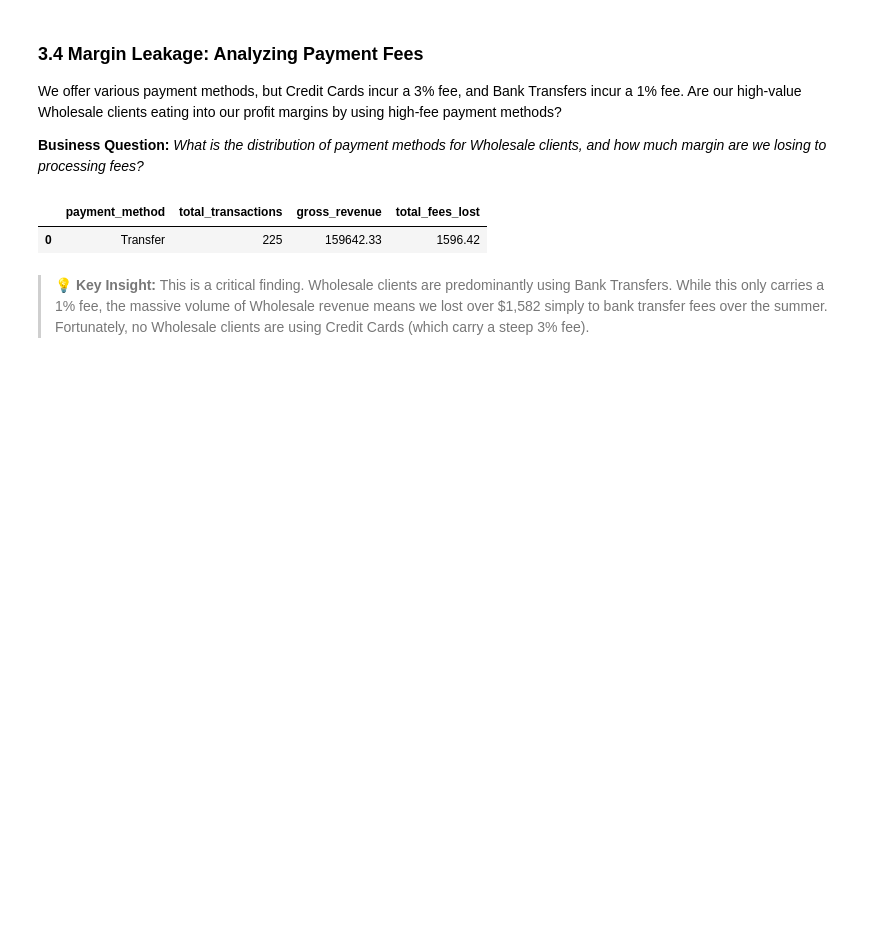
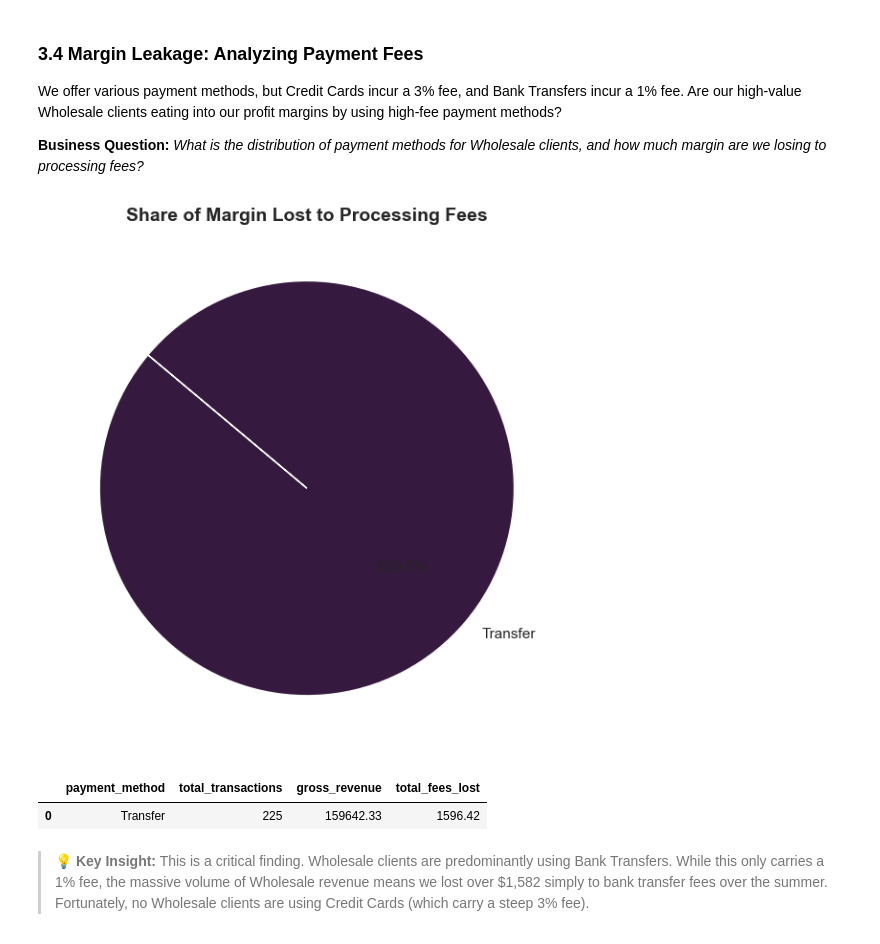
Before and after one commit to davidnamgung/motorcycle-parts, a Jupyter notebook: analysis.ipynb, the cells around one changed output. Cells and saved outputs as stored; diff of their text form; code cells hidden in the pictures; blank space fills up the shorter version.

```diff
--- a/analysis.ipynb
+++ b/analysis.ipynb
@@ -236,17 +296,31 @@ We offer various payment methods, but Credit Cards incur a 3% fee, and Bank Tran
 # %%
 fees_sql = """
 SELECT
     payment AS payment_method,
     COUNT(order_number) AS total_transactions,
     ROUND(SUM(total), 2) AS gross_revenue,
     ROUND(SUM(total * payment_fee), 2) AS total_fees_lost
 FROM 'sales.csv'
 WHERE client_type = 'Wholesale'
 GROUP BY payment
 ORDER BY total_fees_lost DESC;
 """
-con.execute(fees_sql).df()
+fees_df = con.execute(fees_sql).df()
+
+plt.figure(figsize=(6, 6))
+# Filter out payment methods that didn't lose any fees
+lost_fees = fees_df[fees_df['total_fees_lost'] > 0]
+
+plt.pie(lost_fees['total_fees_lost'], labels=lost_fees['payment_method'],
+        autopct='%1.1f%%', startangle=140, colors=sns.color_palette("rocket"))
+
+plt.title("Share of Margin Lost to Processing Fees", fontsize=14, weight='bold')
+plt.tight_layout()
+plt.show()
+
+fees_df
 # %% [output]
+[figure, added]
 |  | payment_method | total_transactions | gross_revenue | total_fees_lost |
 | 0 | Transfer | 225 | 159642.33 | 1596.42 |
 # %% [markdown]
```
Also changed, not shown: parts of 23 cells of this notebook, 2 other files.
